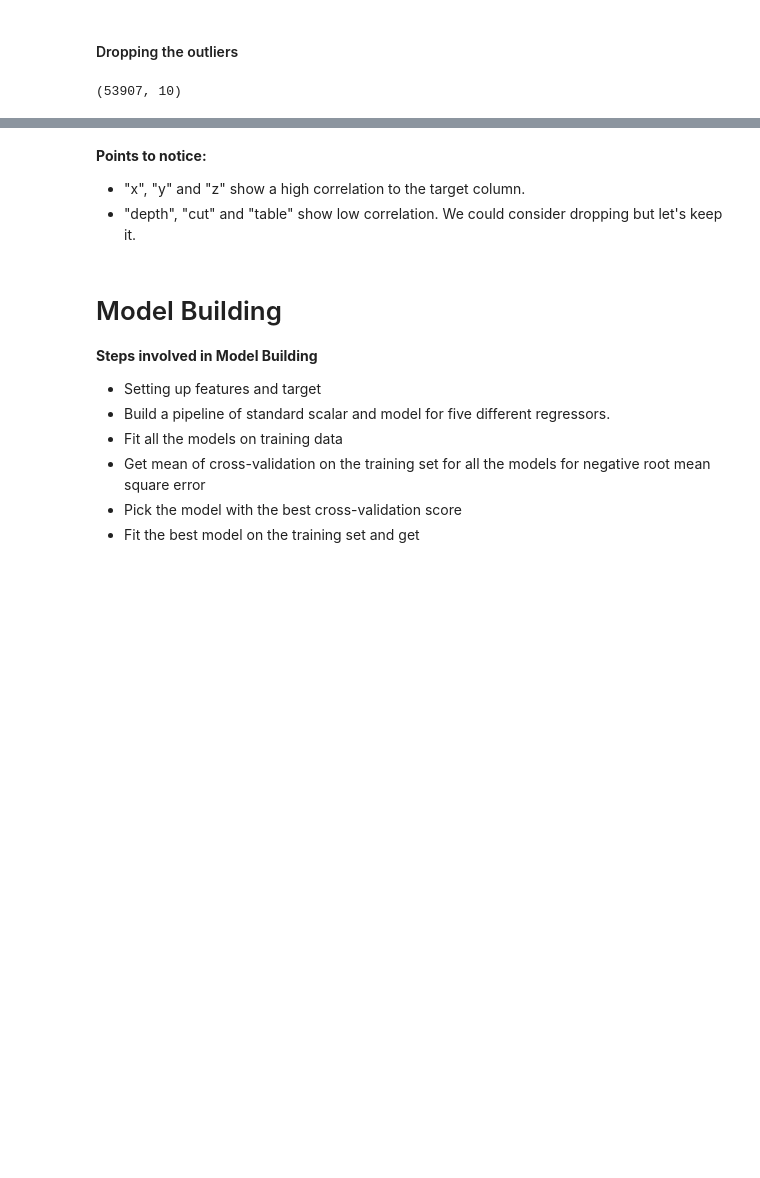
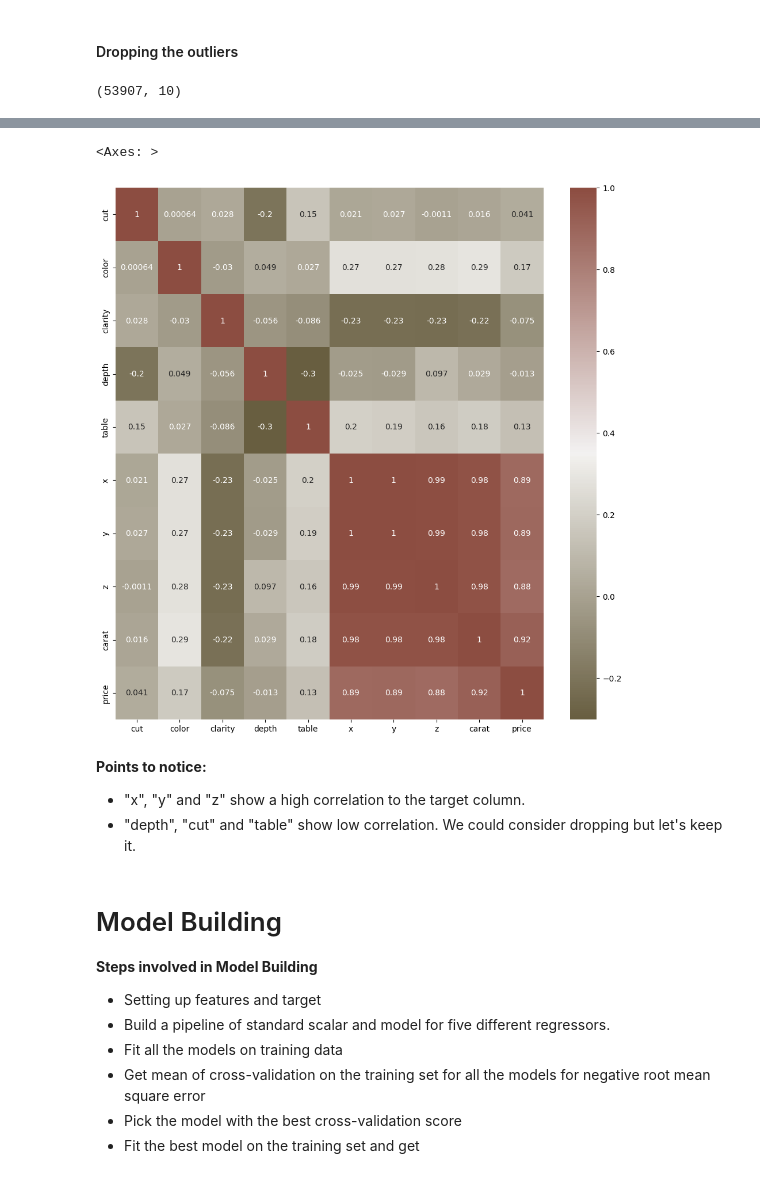
Before and after one commit to achoubey99/DiamondPricePrediction, a Jupyter notebook: Diamond Price Prediction.ipynb, the cells around one changed output, grey strips where cells are left out. Cells and saved outputs as stored; diff of their text form; code cells hidden in the pictures; blank space fills up the shorter version.

```diff
--- a/Diamond Price Prediction.ipynb
+++ b/Diamond Price Prediction.ipynb
@@ -22,5 +60,5 @@ import pickle
 # %%
-df = pd.read_csv(r"C:\Users\achou\Desktop\practice\1. Project\1. Diamond Price Prediction\Dataset\diamonds.csv")
+df = pd.read_csv(r".\data\diamonds.csv")
 df.head()
 # %% [output]
 |  | Unnamed: 0 | carat | cut | color | clarity | depth | table | price | x | y | z |
@@ -134,0 +195,6 @@ obj_cols
+# %%
+obj_cols = X.select_dtypes('object').columns.to_list()
+numeric_cols = X.select_dtypes(include='number').columns.to_list()
+
+print('obj cols: ', obj_cols)
+print('num cols : ', numeric_cols)
@@ -144,9 +217,24 @@ for val in obj_cols:
 # %%
-# Making copy to avoid changing original data
-label_data = df.copy()
+# Assigning the featurs as X and trarget as y
 
-# Applying label encoder to each column with categorical data
-label_encoder = LabelEncoder()
-for col in obj_cols:
-    label_data[col] = label_encoder.fit_transform(label_data[col])
-label_data.head()
+X_train, X_test, y_train, y_test = train_test_split(X, y,test_size=0.25, random_state=7)
+
+# Applying Ordinal Encoder to each column with categorical data
+
+ordinal_encoder = OrdinalEncoder()
+scaler = StandardScaler()
+
+transformed_col = ColumnTransformer([
+    ("cat", ordinal_encoder, obj_cols),
+    ("num", scaler, numeric_cols)
+])
+
+X_train_array = transformed_col.fit_transform(X_train)
+X_test_array = transformed_col.transform(X_test)
+
+# Creating DataFrames with appropriate columns and indices
+X_train_encoded = pd.DataFrame(X_train_array, columns= obj_cols + numeric_cols, index= X_train.index)
+X_test_encoded = pd.DataFrame(X_test_array, columns= obj_cols + numeric_cols, index= X_test.index)
+
+print("Encoded Training Data:\n", X_train_encoded.head())
+print("Encoded Test Data:\n", X_test_encoded.head())
@@ -154,0 +271,4 @@ df.describe()
+# %%
+df_corr = X_train_encoded.copy()
+df_corr['price'] = y_train
+df_corr.head()
@@ -155,9 +282,13 @@ df.describe()
 # %%
 #correlation matrix
+
 cmap = sns.diverging_palette(70,20,s=50, l=40, n=6,as_cmap=True)
-corrmat= label_data.corr()
+corrmat= df_corr.corr()
 f, ax = plt.subplots(figsize=(12,12))
 sns.heatmap(corrmat,cmap=cmap,annot=True, )
+# %% [output]
+<Axes: >
+[figure, added]
 # %% [markdown]
 **Points to notice:**
 * "x", "y" and "z" show a high correlation to the target column.
```
Also changed, not shown: parts of 29 cells of this notebook, 9 other files.
